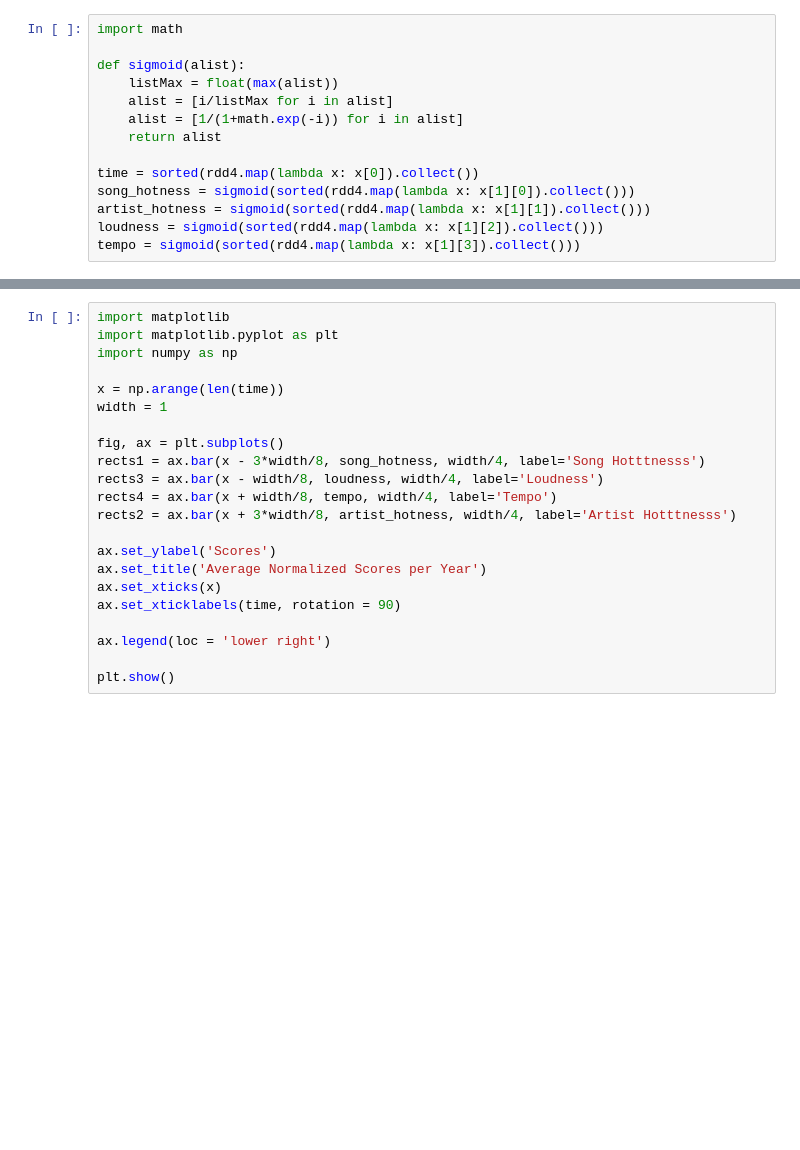
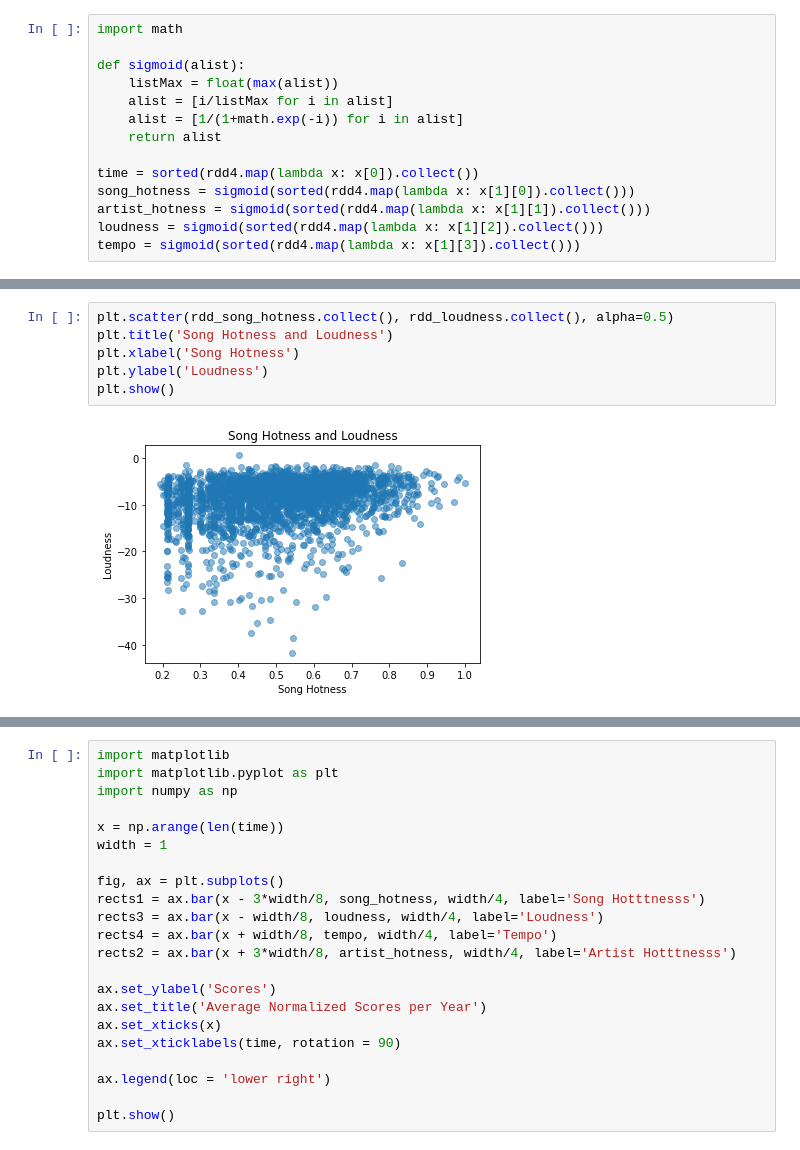
Before and after one commit to carle3/LDSA-Project, a Jupyter notebook: Raphaela.ipynb, the cells around one changed output, grey strips where cells are left out. Saved outputs shown, nothing was run; the diff lists cells and outputs as text; blank space fills up the shorter version.

```diff
--- a/Raphaela.ipynb
+++ b/Raphaela.ipynb
@@ -93,0 +117,8 @@ tempo = sigmoid(sorted(rdd4.map(lambda x: x[1][3]).collect()))
+# %%
+plt.scatter(rdd_song_hotness.collect(), rdd_loudness.collect(), alpha=0.5)
+plt.title('Song Hotness and Loudness')
+plt.xlabel('Song Hotness')
+plt.ylabel('Loudness')
+plt.show()
+# %% [output]
+[figure, added]
```
Also changed, not shown: parts of 5 cells of this notebook.
